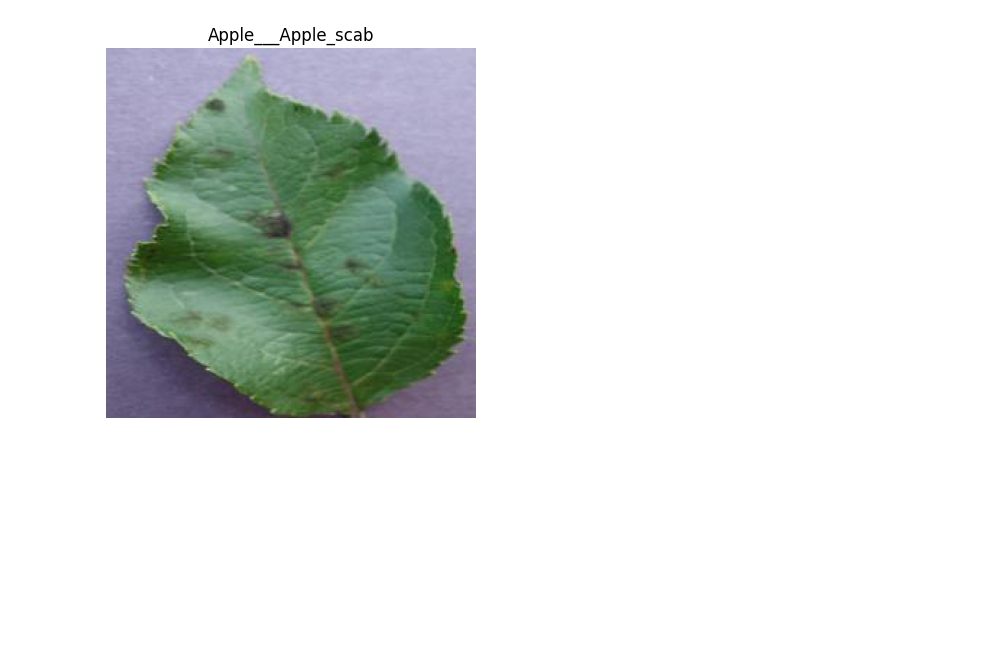
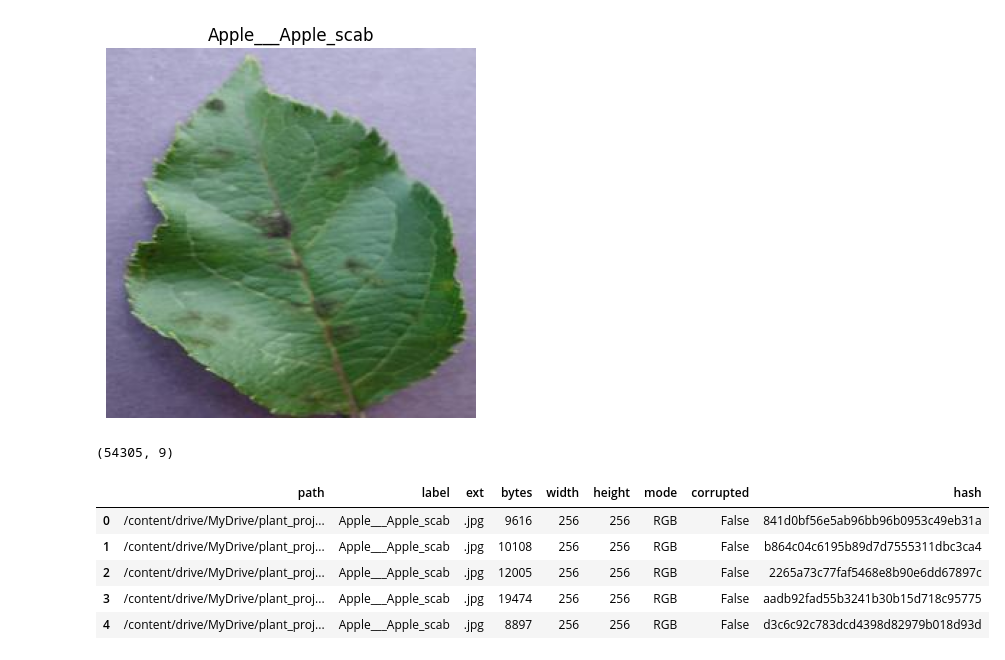
Before and after one commit to AlaaTaima/plant-model, a Jupyter notebook: plantmodel.ipynb, the cells around one changed output. Cells and saved outputs as stored; diff of their text form; code cells hidden in the pictures; blank space fills up the shorter version.

```diff
--- a/plantmodel.ipynb
+++ b/plantmodel.ipynb
@@ -51,3 +51,47 @@ plt.show()
 # %% [output]
 الحجم: (256, 256) | النمط: RGB
 [figure]
+# %%
+#بناء جدول لكل الصور
+import hashlib
+import pandas as pd
+from PIL import Image
+from tqdm.auto import tqdm
+
+def md5(path, chunk=1 << 20):
+    h = hashlib.md5()
+    with open(path, "rb") as f:
+        while block := f.read(chunk):
+            h.update(block)
+    return h.hexdigest()
+
+rows = []
+for c in tqdm(classes):
+    folder = os.path.join(color_dir, c)
+    for name in os.listdir(folder):
+        p = os.path.join(folder, name)
+        row = {"path": p, "label": c, "ext": os.path.splitext(name)[1].lower(),
+               "bytes": os.path.getsize(p), "width": None, "height": None,
+               "mode": None, "corrupted": False, "hash": None}
+        try:
+            with Image.open(p) as im:
+                im.verify()
+            with Image.open(p) as im:
+                row["width"], row["height"] = im.size
+                row["mode"] = im.mode
+            row["hash"] = md5(p)
+        except Exception:
+            row["corrupted"] = True
+        rows.append(row)
+
+df = pd.DataFrame(rows)
+print(df.shape)
+df.head()
+# %% [output]
+(54305, 9)
+|  | path | label | ext | bytes | width | height | mode | corrupted | hash |
+| 0 | /content/drive/MyDrive/plant_proj... | Apple___Apple_scab | .jpg | 9616 | 256 | 256 | RGB | False | 841d0bf56e5ab96bb96b0953c49eb31a |
+| 1 | /content/drive/MyDrive/plant_proj... | Apple___Apple_scab | .jpg | 10108 | 256 | 256 | RGB | False | b864c04c6195b89d7d7555311dbc3ca4 |
+| 2 | /content/drive/MyDrive/plant_proj... | Apple___Apple_scab | .jpg | 12005 | 256 | 256 | RGB | False | 2265a73c77faf5468e8b90e6dd67897c |
+| 3 | /content/drive/MyDrive/plant_proj... | Apple___Apple_scab | .jpg | 19474 | 256 | 256 | RGB | False | aadb92fad55b3241b30b15d718c95775 |
+| 4 | /content/drive/MyDrive/plant_proj... | Apple___Apple_scab | .jpg | 8897 | 256 | 256 | RGB | False | d3c6c92c783dcd4398d82979b018d93d |
```
Also changed, not shown: parts of 7 cells of this notebook.
